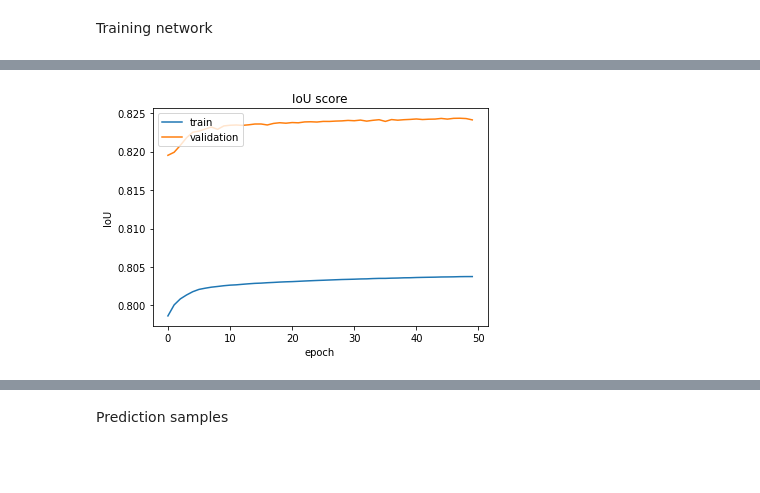
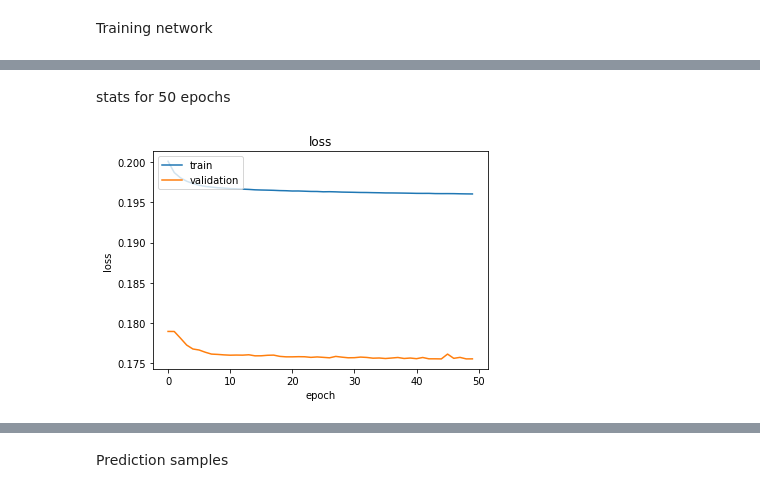
Before and after one commit to AlaaIraqy/lesion_segmentation, a Jupyter notebook: cv-assignment4-unet.ipynb, the cells around one changed output, grey strips where cells are left out. Drawn from its saved outputs; the diff is of its cells as text; code cells hidden in the pictures; blank space fills up the shorter version.

```diff
--- a/cv-assignment4-unet.ipynb
+++ b/cv-assignment4-unet.ipynb
@@ -293,10 +293,28 @@ Epoch 50/50
-# %%
-plt.plot(result.history['iou'])
-plt.plot(result.history['val_iou'])
-plt.title('IoU score')
-plt.ylabel('IoU')
-plt.xlabel('epoch')
-plt.legend(['train', 'validation'], loc='upper left')
-plt.show()
-# %% [output]
-[figure, removed]
+# %% [markdown]
+stats for 50 epochs
+# %%
+plt.plot(result.history['loss'])
+plt.plot(result.history['val_loss'])
+plt.title('loss')
+plt.ylabel('loss')
+plt.xlabel('epoch')
+plt.legend(['train', 'validation'], loc='upper left')
+plt.show()
+
+
+res = model.evaluate(training_images, training_groundTruth.astype(np.float32), batch_size= 24)
+print('____________stats on training____________')
+print('IOU:       |   {:.2f}  |'.format(res[1]*100))
+print("Loss:      |   {:.2f}  |".format(res[0]*100))
+
+res = model.evaluate(validation_images, validation_groundTruth.astype(np.float32), batch_size= 24)
+print('____________stats on validation____________')
+print('IOU:       |   {:.2f}  |'.format(res[1]*100))
+print("Loss:      |   {:.2f}  |".format(res[0]*100))
+
+res = model.evaluate(test_images, test_groundTruth.astype(np.float32), batch_size= 24)
+print('____________stats on test____________')
+print('IOU:       |   {:.2f}  |'.format(res[1]*100))
+print("Loss:      |   {:.2f}  |".format(res[0]*100))
+# %% [output]
+[figure, added]
```
Also changed, not shown: parts of 5 cells of this notebook.
